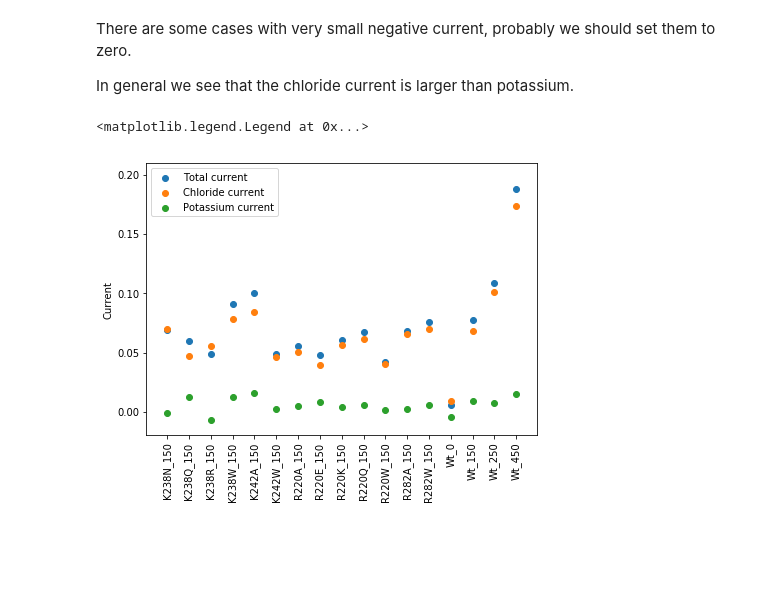
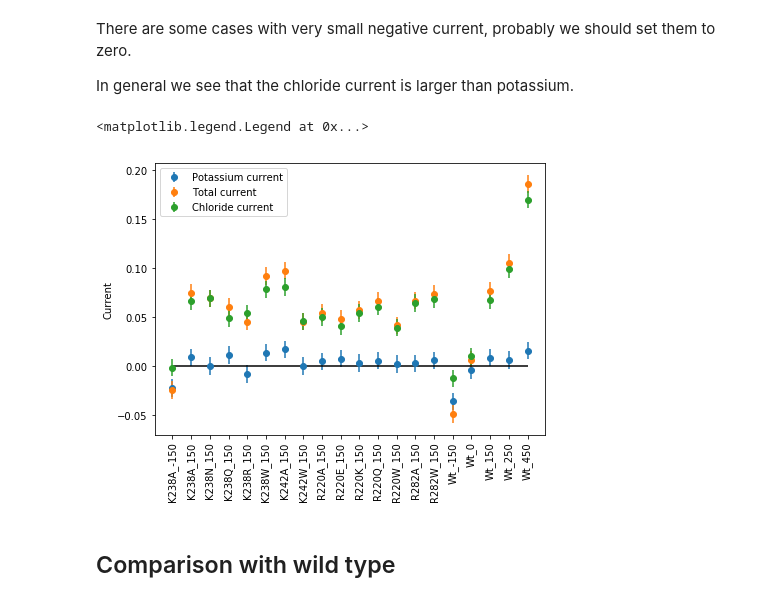
Before and after one commit to Aleva14/aerolysin, a Jupyter notebook: Currents.ipynb, the cells around one changed output. Drawn from its saved outputs; the diff is of its cells as text; code cells hidden in the pictures; blank space fills up the shorter version.

```diff
--- a/Currents.ipynb
+++ b/Currents.ipynb
@@ -15,7 +16,7 @@ files = []
 for filename in os.listdir('.'):
     if filename.startswith('curr'):
         values = pd.read_csv(filename, sep = ' ', names=['t', 'I'])
-        values = values[(values['t'] > 50) & (values['t'] < 190)]
+        values = values[(values['t'] > 60) & (values['t'] < 190)]
         values['I_cum'] = np.cumsum([values['I']]) * dt
         data[filename[:-6]] = values
         files.append(filename[:-6])
@@ -105,5 +105,0 @@ plt.plot(data['currPOT_K238N_150']['t'], data['currPOT_K238N_150']['I_cum'])
-# %%
-summary = summary.drop_duplicates()
-summary['selectivity'] = (np.abs(summary['currCLA']) / np.abs(summary['currPOT']))
-summary = summary.sort_index()
-summary
@@ -127,0 +106,8 @@ summary
+# %%
+summary = summary.drop_duplicates()
+exp_error = 0.009
+for col in ['curr_err', 'currPOT_err', 'currCLA_err']:
+    summary[col + '_lr'] = summary[col]
+    summary[col] = summary[col].apply(lambda x: math.sqrt(x ** 2 + exp_error ** 2))
+summary = summary.sort_index()
+summary
@@ -130,14 +134,20 @@ There are some cases with very small negative current, probably we should set th
 
 In general we see that the chloride current is larger than potassium.
 # %%
-summary = summary[summary['V'] >= 0]
+#summary = summary[summary['V'] >= 0]
 plt.figure(figsize=(7, 5))
-plt.scatter(summary.index, summary.curr, label="Total current")
-plt.scatter(summary.index, summary.currCLA, label='Chloride current')
-plt.scatter(summary.index, summary.currPOT, label='Potassium current')
+
+plt.errorbar(summary.index, summary.currPOT, yerr=summary.currPOT_err, label='Potassium current',
+             linestyle='None', marker='o')
+plt.errorbar(summary.index, summary.curr, yerr=summary.curr_err, label="Total current", linestyle='None', marker='o')
+plt.errorbar(summary.index, summary.currCLA, yerr=summary.currCLA_err, label='Chloride current', linestyle='None', marker='o')
+plt.hlines(0, 'K238A_-150', 'Wt_450')
+
 plt.xticks(rotation='vertical')
 plt.ylabel('Current')
 plt.legend()
 # %% [output]
 <matplotlib.legend.Legend at 0x...>
-[figure, old version]
+[figure, new version]
+# %% [markdown]
+## Comparison with wild type
```
Also changed, not shown: parts of 8 cells of this notebook.
